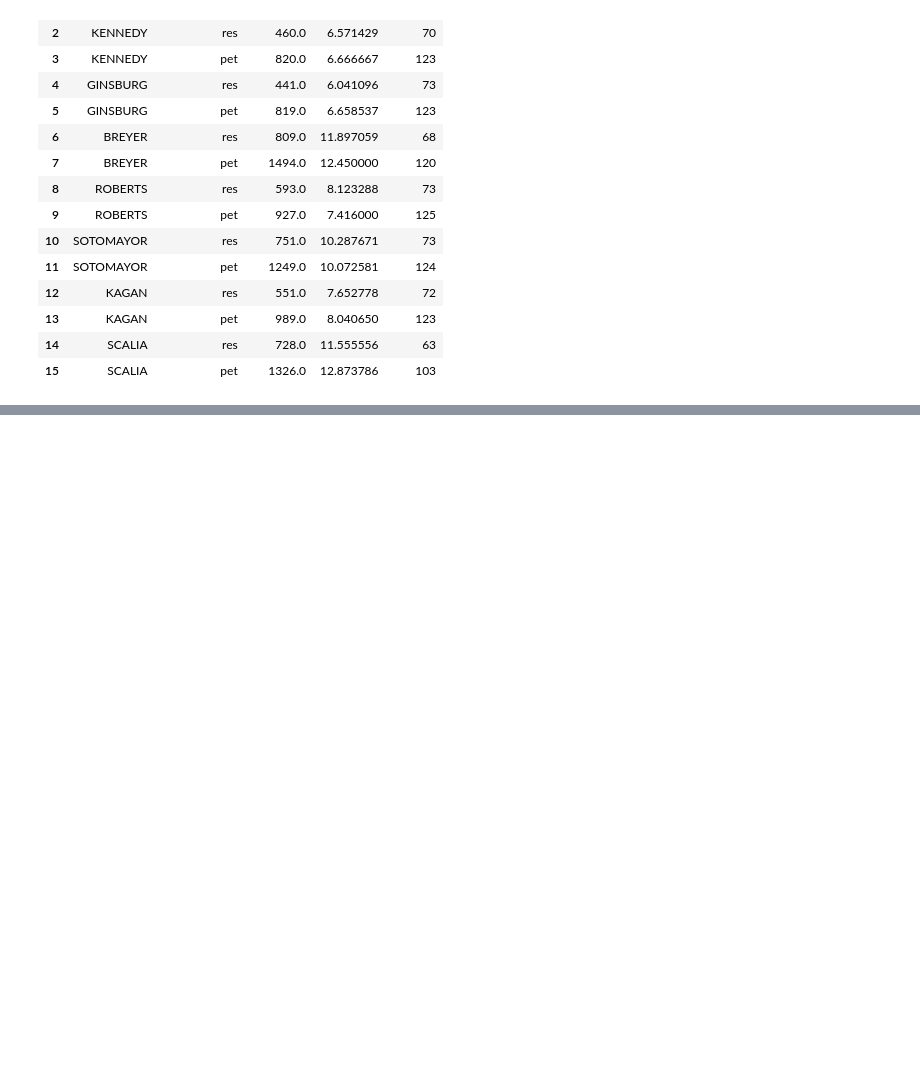
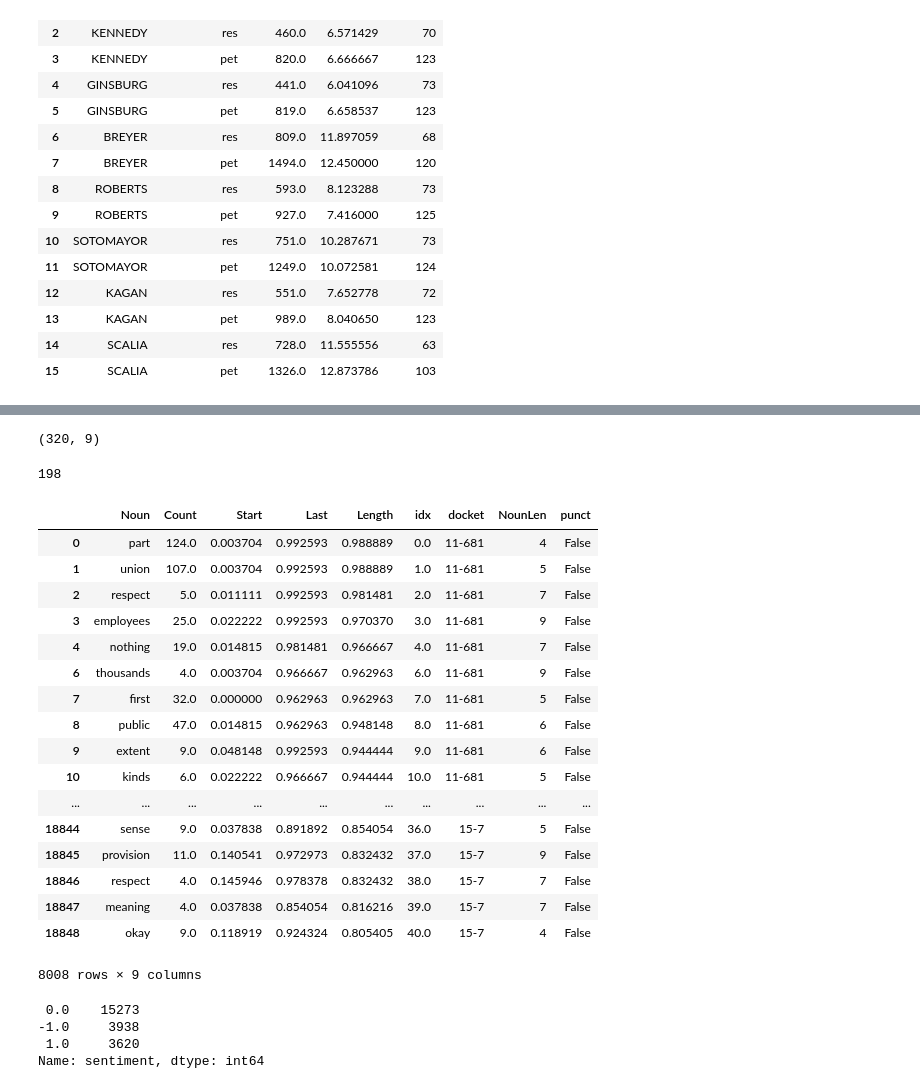
Before and after one commit to polakluk/supreme-court-analysis, a Jupyter notebook: supreme-court.ipynb, the cells around one changed output, grey strips where cells are left out. Drawn from its saved outputs; the diff is of its cells as text; code cells hidden in the pictures; blank space fills up the shorter version.

Commit message:
Updated sentiment report & pipeline

```diff
--- a/supreme-court.ipynb
+++ b/supreme-court.ipynb
@@ -512,3 +512,6 @@ dtFinal
 | 13 | KAGAN | pet | 989.0 | 8.040650 | 123 |
 | 14 | SCALIA | res | 728.0 | 11.555556 | 63 |
 | 15 | SCALIA | pet | 1326.0 | 12.873786 | 103 |
+# %%
+with open('./report-data/interruptions.csv') as f:
+    dfInterruptions = pd.read_csv(f)
@@ -514,0 +601,3 @@ dtFinal
+# %%
+with open('./report-data/mostfollow.csv') as f:
+    dfMostFollow = pd.read_csv(f)
@@ -514,0 +721,9 @@ dtFinal
+# %%
+with open('./report-data/tci_3.csv') as f:
+    dfTci = pd.read_csv(f)
+dfTci = dfTci[dfTci['Count'] > 2]
+
+dfTci['NounLen'] = dfTci['Noun'].map(lambda cell: len(cell))
+dfTci = dfTci[dfTci['NounLen'] > 2]
+# %%
+dfTci['punct'] = dfTci['Noun'].map(lambda cell: any([(c in string.punctuation) for c in cell]))
@@ -514,0 +817,29 @@ dtFinal
+# %%
+dfTci[dfTci['Length'] < 0.1].shape
+# %% [output]
+(320, 9)
+# %%
+len(dfTci[dfTci['Length'] < 0.4]['docket'].value_counts().values)
+# %% [output]
+198
+# %%
+dfTci[dfTci['Length'] > 0.8]
+# %% [output]
+|  | Noun | Count | Start | Last | Length | idx | docket | NounLen | punct |
+| 0 | part | 124.0 | 0.003704 | 0.992593 | 0.988889 | 0.0 | 11-681 | 4 | False |
+| 1 | union | 107.0 | 0.003704 | 0.992593 | 0.988889 | 1.0 | 11-681 | 5 | False |
+| 2 | respect | 5.0 | 0.011111 | 0.992593 | 0.981481 | 2.0 | 11-681 | 7 | False |
+| 3 | employees | 25.0 | 0.022222 | 0.992593 | 0.970370 | 3.0 | 11-681 | 9 | False |
+| 4 | nothing | 19.0 | 0.014815 | 0.981481 | 0.966667 | 4.0 | 11-681 | 7 | False |
+| 6 | thousands | 4.0 | 0.003704 | 0.966667 | 0.962963 | 6.0 | 11-681 | 9 | False |
+| 7 | first | 32.0 | 0.000000 | 0.962963 | 0.962963 | 7.0 | 11-681 | 5 | False |
+| 8 | public | 47.0 | 0.014815 | 0.962963 | 0.948148 | 8.0 | 11-681 | 6 | False |
+| 9 | extent | 9.0 | 0.048148 | 0.992593 | 0.944444 | 9.0 | 11-681 | 6 | False |
+| 10 | kinds | 6.0 | 0.022222 | 0.966667 | 0.944444 | 10.0 | 11-681 | 5 | False |
+| ... | ... | ... | ... | ... | ... | ... | ... | ... | ... |
+| 18844 | sense | 9.0 | 0.037838 | 0.891892 | 0.854054 | 36.0 | 15-7 | 5 | False |
+| 18845 | provision | 11.0 | 0.140541 | 0.972973 | 0.832432 | 37.0 | 15-7 | 9 | False |
+| 18846 | respect | 4.0 | 0.145946 | 0.978378 | 0.832432 | 38.0 | 15-7 | 7 | False |
+| 18847 | meaning | 4.0 | 0.037838 | 0.854054 | 0.816216 | 39.0 | 15-7 | 7 | False |
+| 18848 | okay | 9.0 | 0.118919 | 0.924324 | 0.805405 | 40.0 | 15-7 | 4 | False |
+8008 rows × 9 columns
@@ -514,0 +853,7 @@ dtFinal
+# %%
+dfSentiment[dfSentiment['role'] == 'justice']['sentiment'].value_counts()
+# %% [output]
+ 0.0    15273
+-1.0     3938
+ 1.0     3620
+Name: sentiment, dtype: int64
```
Also changed, not shown: parts of 34 cells of this notebook, 3 other files.
